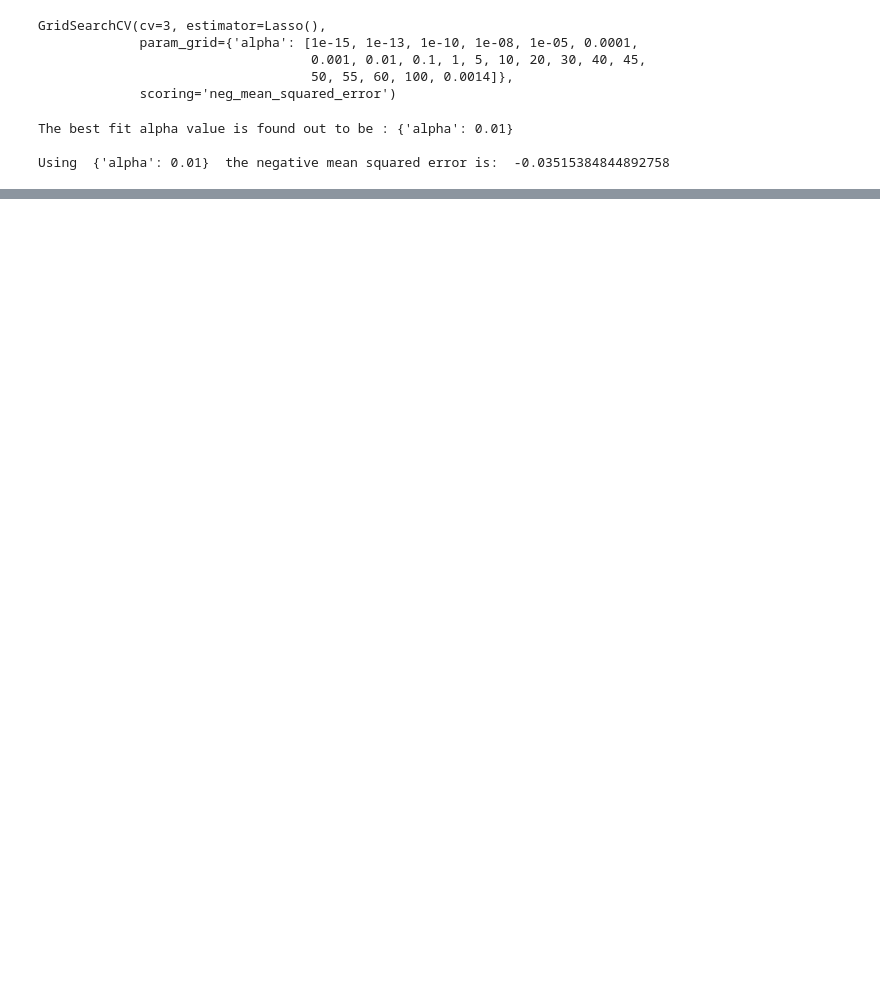
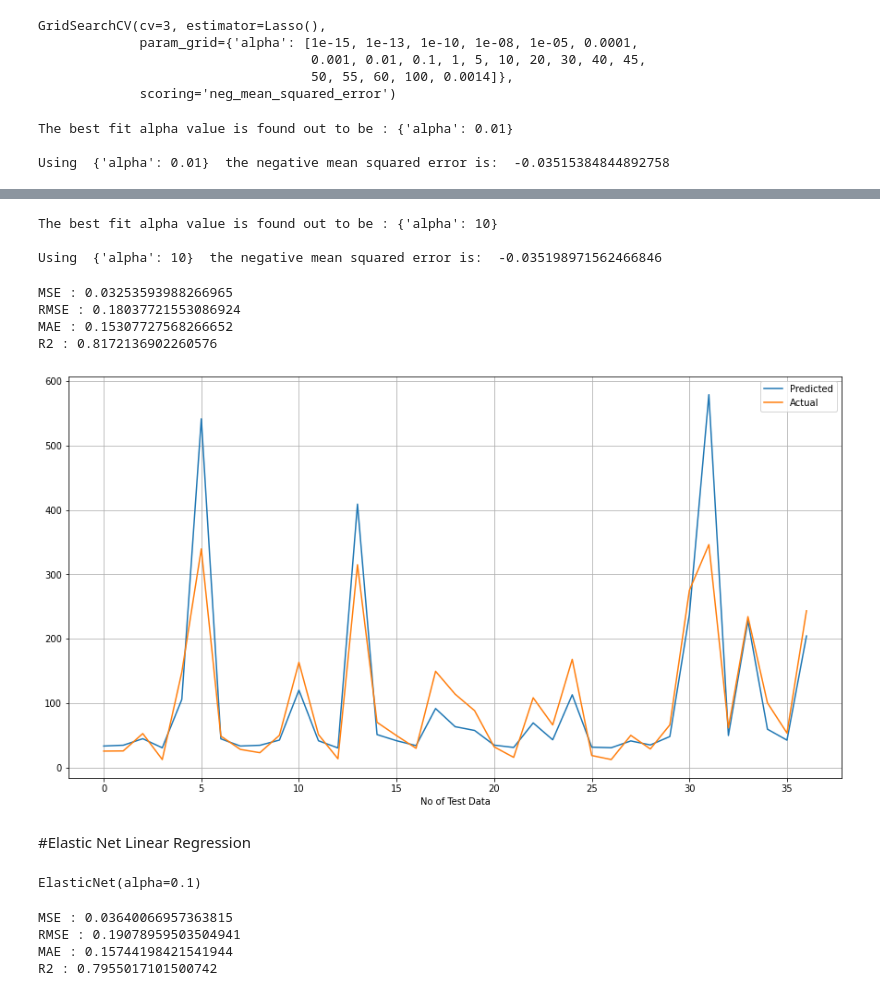
Before and after one commit to prav87654/Regression-YesBank-Stock-Prediction, a Jupyter notebook: Yes_Bank_Stock_Prediction(Praveen_S)_Regression_model.ipynb, the cells around one changed output, grey strips where cells are left out. Saved outputs shown, nothing was run; the diff lists cells and outputs as text; code cells hidden in the pictures; blank space fills up the shorter version.

```diff
--- a/Yes_Bank_Stock_Prediction(Praveen_S)_Regression_model.ipynb
+++ b/Yes_Bank_Stock_Prediction(Praveen_S)_Regression_model.ipynb
@@ -477,0 +619,51 @@ Using  {'alpha': 0.01}  the negative mean squared error is:  -0.0351538484489275
+# %%
+# Searching through the model for best hyperparameters
+print("The best fit alpha value is found out to be :" ,ridge_model.best_params_)
+
+# Displaying the Neagative mean square error value for that alpha value
+print("\nUsing ",ridge_model.best_params_, " the negative mean squared error is: ", ridge_model.best_score_)
+# %% [output]
+The best fit alpha value is found out to be : {'alpha': 10}
+
+Using  {'alpha': 10}  the negative mean squared error is:  -0.035198971562466846
+# %%
+# Predicting using the Testing independent features
+y_pred_ridge  = ridge_model.predict(X_test)
+# %%
+# Test Performance
+
+#Evaluation metrics of the Predicted Ridge model
+print("MSE :",mean_squared_error(y_test, y_pred_ridge))
+print("RMSE :",math.sqrt(mean_squared_error(y_test, y_pred_ridge)))
+print("MAE :",mean_absolute_error(y_test, y_pred_ridge))
+print("R2 :",r2_score(y_test, y_pred_ridge))
+# %% [output]
+MSE : 0.03253593988266965
+RMSE : 0.18037721553086924
+MAE : 0.15307727568266652
+R2 : 0.8172136902260576
+# %%
+# Defining the size of the graph
+plt.figure(figsize=(15,8))
+
+# Plotting line plot of the Prediction model
+plt.plot(10**(y_pred_ridge))
+
+# Plotting line plot of the Actual model
+plt.plot(10**(np.array(y_test)))
+
+# Defining the legend of the graph
+plt.legend(["Predicted","Actual"])
+
+# Defining the X label
+plt.xlabel('No of Test Data')
+
+# Defining the grid lines
+plt.grid()
+
+#Displaying the gragh
+plt.show()
+# %% [output]
+[figure, added]
+# %% [markdown]
+#Elastic Net Linear Regression
@@ -477,0 +674,7 @@ Using  {'alpha': 0.01}  the negative mean squared error is:  -0.0351538484489275
+# %%
+#Applying Elastic net to the training dataset
+
+elastic = ElasticNet(alpha=0.1,l1_ratio=0.5)
+elastic.fit(X_train,y_train)
+# %% [output]
+ElasticNet(alpha=0.1)
@@ -477,0 +684,11 @@ Using  {'alpha': 0.01}  the negative mean squared error is:  -0.0351538484489275
+# %%
+# Elastic Net Test Performance
+print("MSE :",mean_squared_error(y_test, y_elastic_pred))
+print("RMSE :",math.sqrt(mean_squared_error(y_test, y_elastic_pred)))
+print("MAE :",mean_absolute_error(y_test, y_elastic_pred))
+print("R2 :",r2_score(y_test, y_elastic_pred))
+# %% [output]
+MSE : 0.03640066957363815
+RMSE : 0.19078959503504941
+MAE : 0.15744198421541944
+R2 : 0.7955017101500742
```
Also changed, not shown: parts of 28 cells of this notebook.
